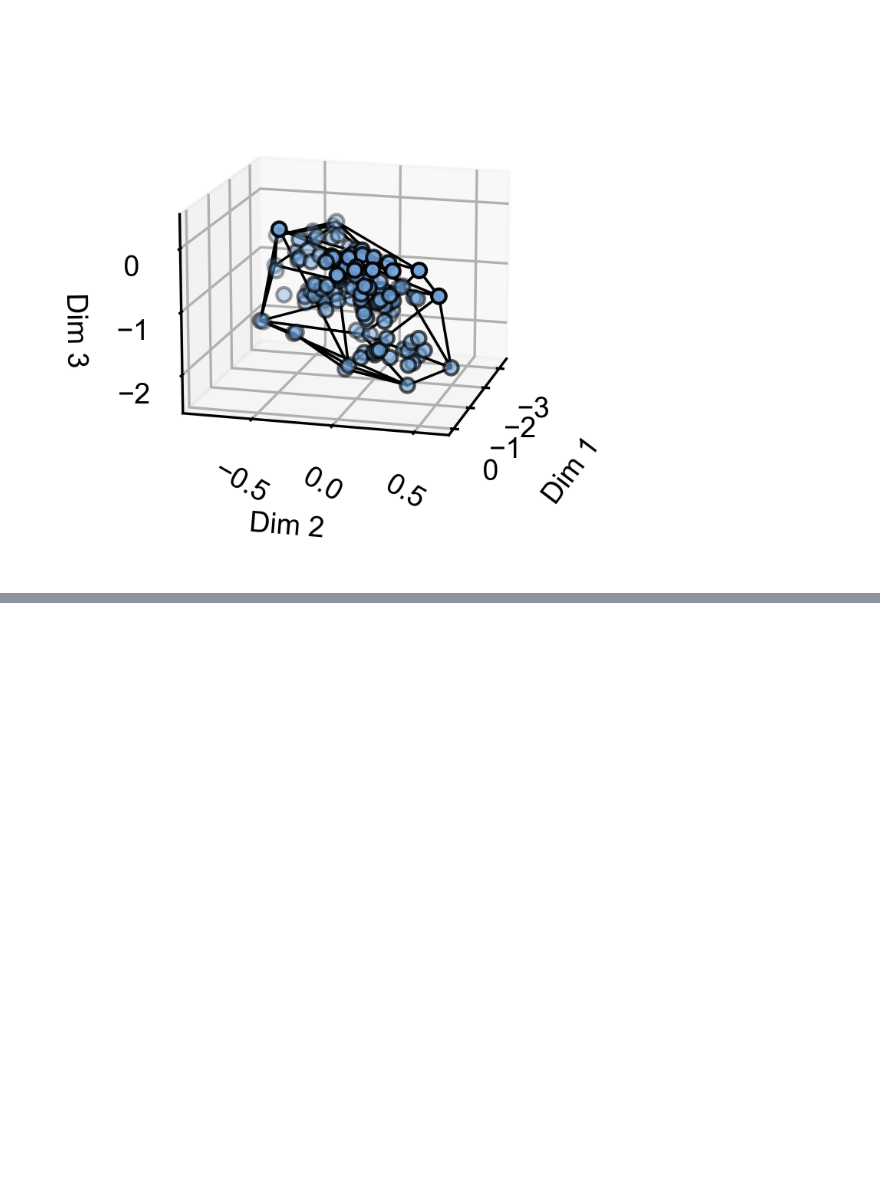
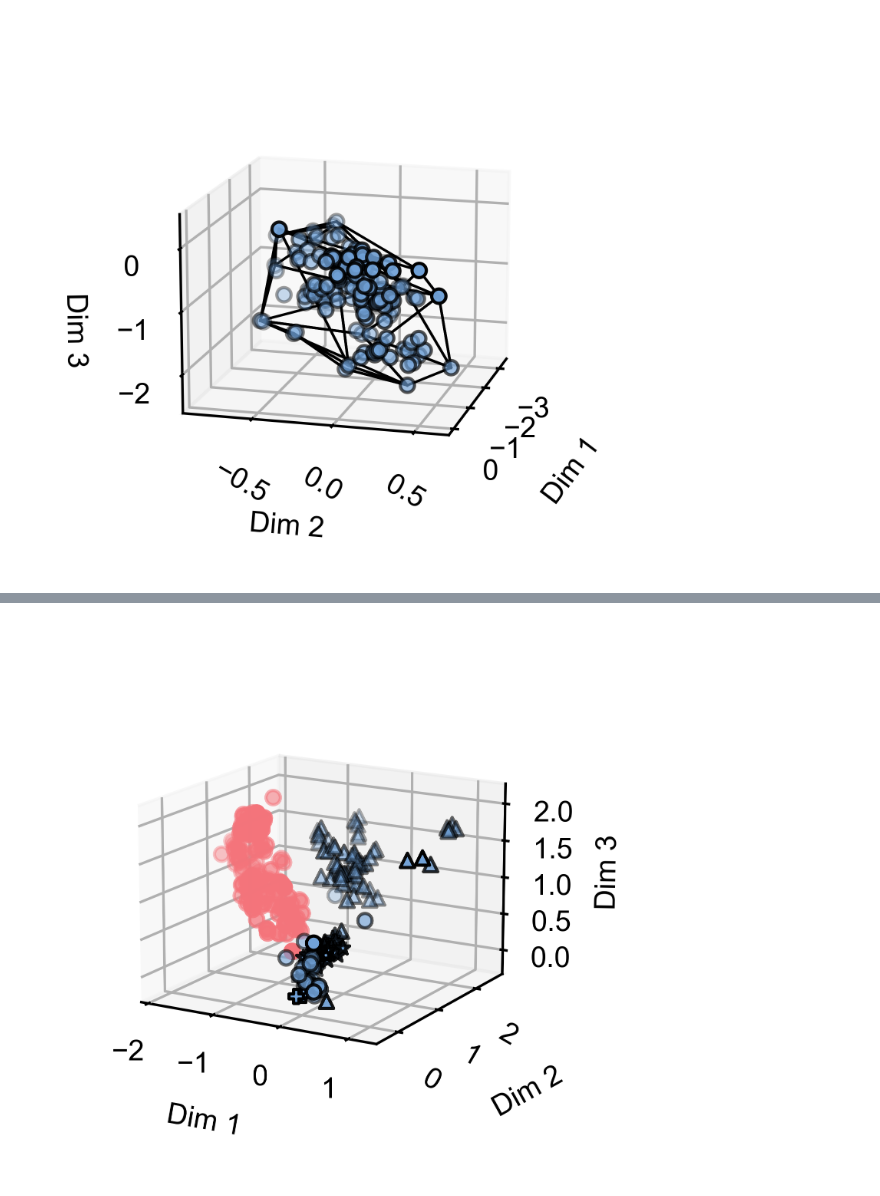
Before and after one commit to chemgeeklian/SH3_orthology_paper_analysis, a Jupyter notebook: Taxonomy_and_convex_hull/Paralog_convex_hulls.ipynb, the cells around one changed output, grey strips where cells are left out. Cells and saved outputs as stored; diff of their text form; code cells hidden in the pictures; blank space fills up the shorter version.

Commit message:
update and add distance plot

```diff
--- a/Taxonomy_and_convex_hull/Paralog_convex_hulls.ipynb
+++ b/Taxonomy_and_convex_hull/Paralog_convex_hulls.ipynb
@@ -500,0 +478,30 @@ for fig_idx, rot_val in zip([300], [300]):
+# %%
+for fig_idx, rot_val in zip([300], [300]):
+
+
+    fig = plt.figure(figsize = (2.5,2.5),dpi = 600)
+
+    ax = plt.axes(projection="3d")
+    ax.view_init(15, rot_val)
+
+    #p = ax.scatter(hof1_z[:,0], hof1_z[:,1], hof1_z[:,2], c = '#70a1d7', edgecolor = 'k', s = 20)
+    p = ax.scatter(sho1_z[:,0], sho1_z[:,1], sho1_z[:,2], c = '#f4747b', s = 20)
+
+    for num, j in enumerate(phylogeny):
+        ax.scatter(hof1_z[hof1_merge_df.PhyGroup==j][:,0],
+                   hof1_z[hof1_merge_df.PhyGroup==j][:,1],
+                   hof1_z[hof1_merge_df.PhyGroup==j][:,2],
+                   label = 'Hof1-'+phylogeny[num][:5], marker = ['o','^','*','P'][num],
+                   color = '#70a1d7', edgecolor = 'k')
+
+    ax.set_xlabel('Dim 1', labelpad=9)
+    ax.set_ylabel('Dim 2', labelpad=9)
+    ax.set_zlabel('Dim 3')
+    ax.dist = 12.4
+
+    plt.yticks(rotation=-30)
+
+
+    plt.tight_layout()
+# %% [output]
+[figure, added]
```
Also changed, not shown: parts of 11 cells of this notebook, 4 other files.
